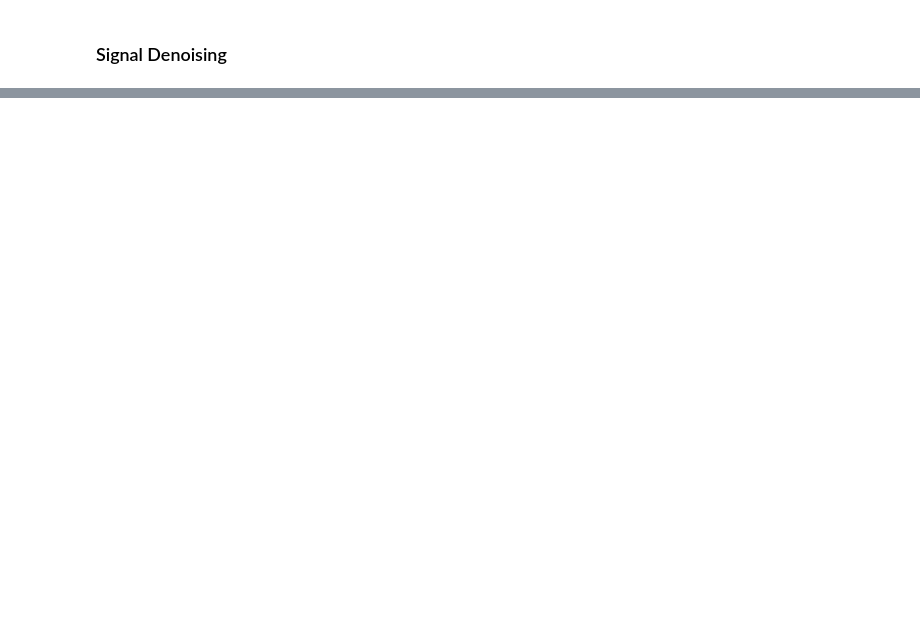
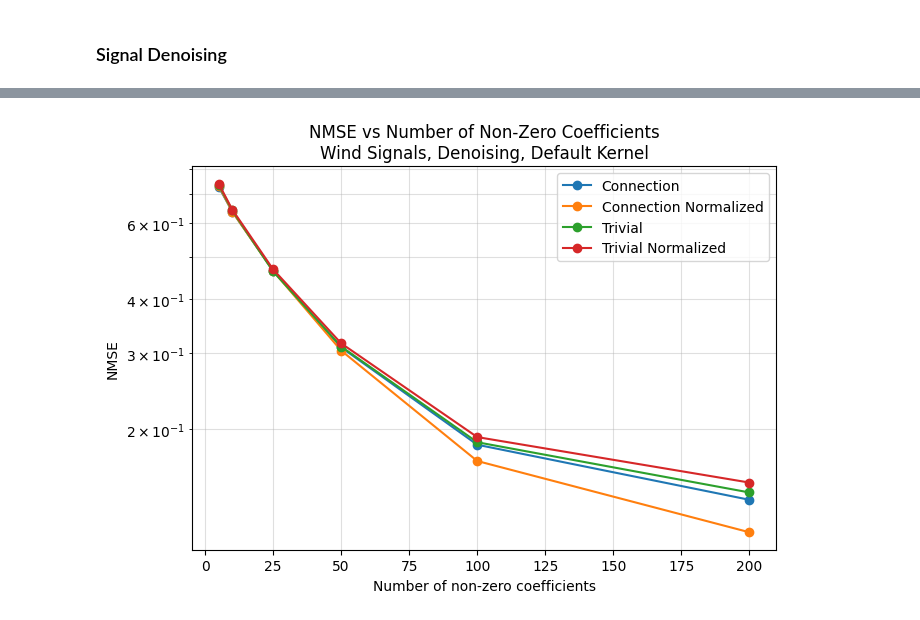
Before and after one commit to gmaurer08/sheaf-signal-processing, a Jupyter notebook: main.ipynb, the cells around one changed output, grey strips where cells are left out. Cells and saved outputs as stored; diff of their text form; code cells hidden in the pictures; blank space fills up the shorter version.

```diff
--- a/main.ipynb
+++ b/main.ipynb
@@ -454,47 +435,15 @@ hyperparameters = {
     'eps_pca': eps_pca,
     'k': k,
     'gamma': gamma,
+    'num_signals':10,
     'SEED': 42,
-    'h': 3,
-    't': 2,
-    'p': 2,
     'normalize': False,
-    'adjust_kernel': True,
+    'adjust_kernel': False,
+    'num_atoms': [5, 10, 25, 50, 100, 200],
     'SNR': 10
 }
 
-path = 'results/wind/denoising/adjusted kernel/SNR_10/'
+nmse_results = signal_denoising(point_cloud, hyperparameters, signals[:,:50])
 
-sparsity_results, nmse_results, snr_rec_results, snr_gain_results = signal_denoising(point_cloud, hyperparameters, signals[:,:50])
-
-with open(path + 'sparsity.pkl', 'wb') as f:
-    pickle.dump(sparsity_results, f)
-
-with open(path + 'nmse.pkl', 'wb') as f:
+with open('res/wind/denoising_default_kernel_nmse_SNR_10.pkl', 'wb') as f:
     pickle.dump(nmse_results, f)
-
-with open(path + 'snr_rec.pkl', 'wb') as f:
-    pickle.dump(snr_rec_results, f)
-
-with open(path + 'snr_gain.pkl', 'wb') as f:
-    pickle.dump(snr_gain_results, f)
-# %%
-# Experiment details
-default = 'Adjusted'
-point_cloud_name = 'Wind Dataset'
-file_path = 'results/wind/denoising/adjusted kernel/SNR_10/'
-num_scales = [2,3,4,5,6,7,8,9]
-laplacians = ['Connection', 'Connection Normalized', 'Trivial', 'Trivial Normalized', 'Sheaf']
-
-# Load data
-sparsity_results = pickle.load(open(file_path + 'sparsity.pkl', 'rb'))
-nmse_results = pickle.load(open(file_path + 'nmse.pkl', 'rb'))
-snr_rec_results = pickle.load(open(file_path + 'snr_rec.pkl', 'rb'))
-snr_gain_results = pickle.load(open(file_path + 'snr_gain.pkl', 'rb'))
-
-# Plot everything
-plot_sparsity_vs_nmse(num_scales, sparsity_results, nmse_results, file_path + 'plot1.png', subtitle=f'({point_cloud_name}, {default} Kernel)')
-plot_avg_results_vs_num_scales(num_scales, laplacians, sparsity_results, nmse_results, file_path + 'plot2.png', subtitle=f'({point_cloud_name}, {default} Kernel)')
-plot_sparsity_vs_snr_rec(num_scales, sparsity_results, snr_rec_results, file_path + 'plot3.png', subtitle=f'({point_cloud_name}, {default} Kernel')
-plot_sparsity_vs_gain(num_scales, sparsity_results, snr_rec_results, file_path + 'plot4.png', subtitle=f'({point_cloud_name}, {default} Kernel')
-plot_avg_results_vs_num_scales2(num_scales, laplacians, snr_rec_results, snr_gain_results, file_path + 'plot5.png', subtitle=f'({point_cloud_name}, {default} Kernel')
@@ -506,0 +450,5 @@ plot_avg_results_vs_num_scales2(num_scales, laplacians, snr_rec_results, snr_gai
+# %%
+nmse = pickle.load(open('res/wind/denoising_default_kernel_nmse_SNR_10.pkl', 'rb'))
+plot_nmse(nmse_results,6,'Wind Signals, Denoising, Default Kernel')
+# %% [output]
+[figure, added]
```
Also changed, not shown: parts of 9 cells of this notebook, 1 other file.
